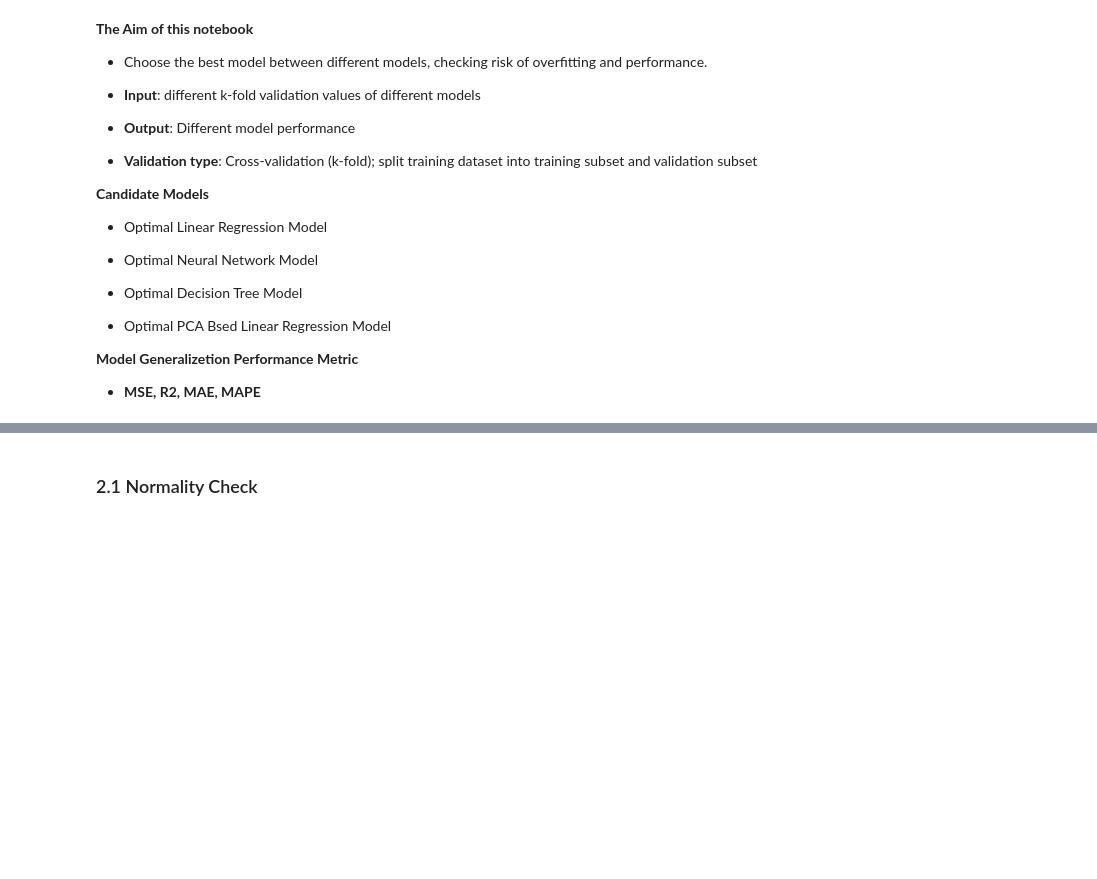
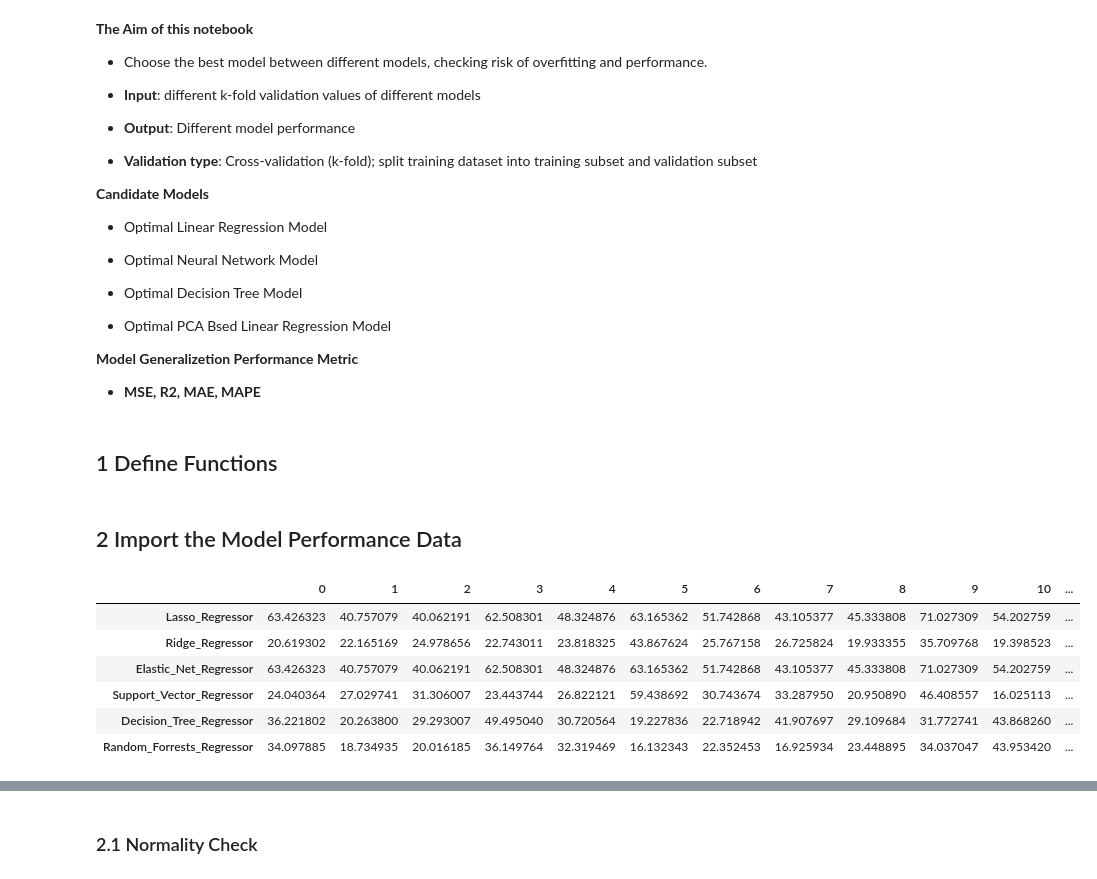
Before and after one commit to yixuan228/MSc_DE_GroupWork4, a Jupyter notebook: Scripts/Evaluation 2.ipynb, the cells around one changed output, grey strips where cells are left out. Cells and saved outputs as stored; diff of their text form; code cells hidden in the pictures; blank space fills up the shorter version.

```diff
--- a/Scripts/Evaluation 2.ipynb
+++ b/Scripts/Evaluation 2.ipynb
@@ -24,6 +24,8 @@
 **Model Generalizetion Performance Metric**
 
 - **MSE, R2, MAE, MAPE**
+# %% [markdown]
+## 1 Define Functions
 # %%
 # Define functions
 import seaborn as sns
@@ -57,0 +50,2 @@ def plot_pred_true(y_test, y_pred, ax):
+# %% [markdown]
+## 2 Import the Model Performance Data
@@ -57,0 +96,10 @@ def plot_pred_true(y_test, y_pred, ax):
+# %%
+MSEs
+# %% [output]
+|  | 0 | 1 | 2 | 3 | 4 | 5 | 6 | 7 | 8 | 9 | 10 | ... |
+| Lasso_Regressor | 63.426323 | 40.757079 | 40.062191 | 62.508301 | 48.324876 | 63.165362 | 51.742868 | 43.105377 | 45.333808 | 71.027309 | 54.202759 | ... |
+| Ridge_Regressor | 20.619302 | 22.165169 | 24.978656 | 22.743011 | 23.818325 | 43.867624 | 25.767158 | 26.725824 | 19.933355 | 35.709768 | 19.398523 | ... |
+| Elastic_Net_Regressor | 63.426323 | 40.757079 | 40.062191 | 62.508301 | 48.324876 | 63.165362 | 51.742868 | 43.105377 | 45.333808 | 71.027309 | 54.202759 | ... |
+| Support_Vector_Regressor | 24.040364 | 27.029741 | 31.306007 | 23.443744 | 26.822121 | 59.438692 | 30.743674 | 33.287950 | 20.950890 | 46.408557 | 16.025113 | ... |
+| Decision_Tree_Regressor | 36.221802 | 20.263800 | 29.293007 | 49.495040 | 30.720564 | 19.227836 | 22.718942 | 41.907697 | 29.109684 | 31.772741 | 43.868260 | ... |
+| Random_Forrests_Regressor | 34.097885 | 18.734935 | 20.016185 | 36.149764 | 32.319469 | 16.132343 | 22.352453 | 16.925934 | 23.448895 | 34.037047 | 43.953420 | ... |
```
Also changed, not shown: parts of 39 cells of this notebook, 3 other files.
